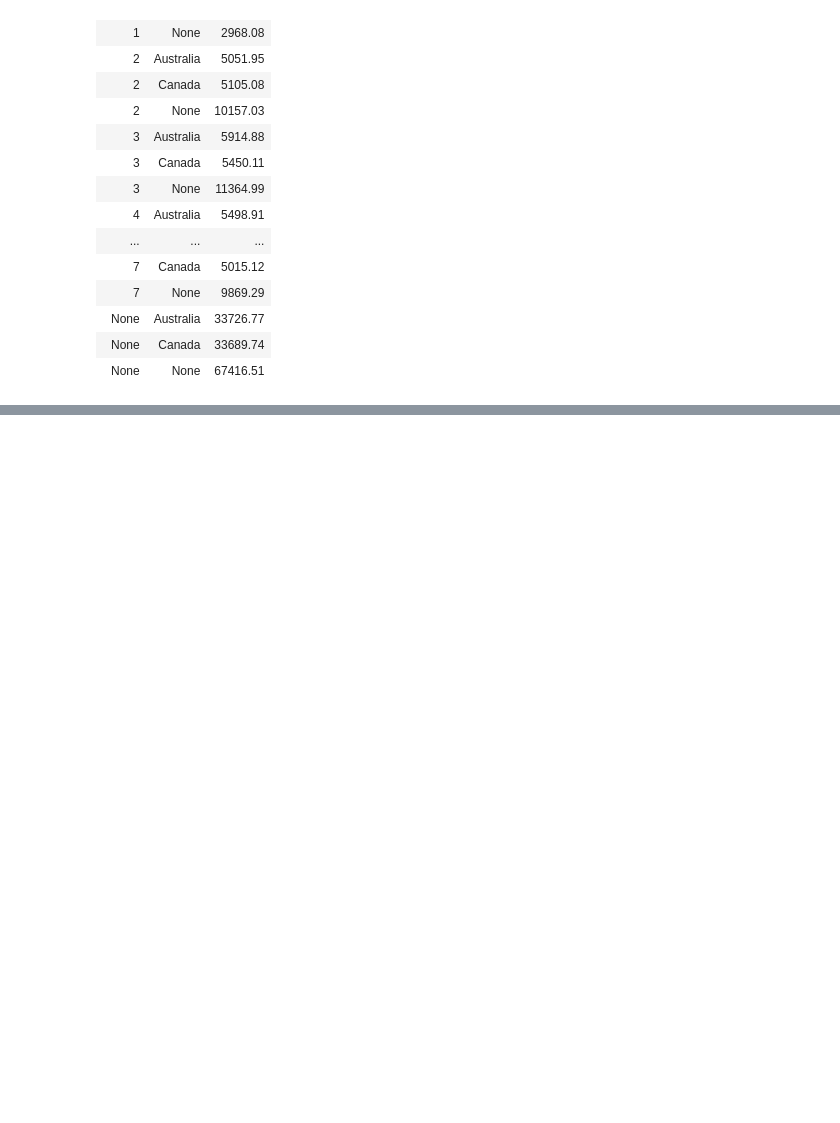
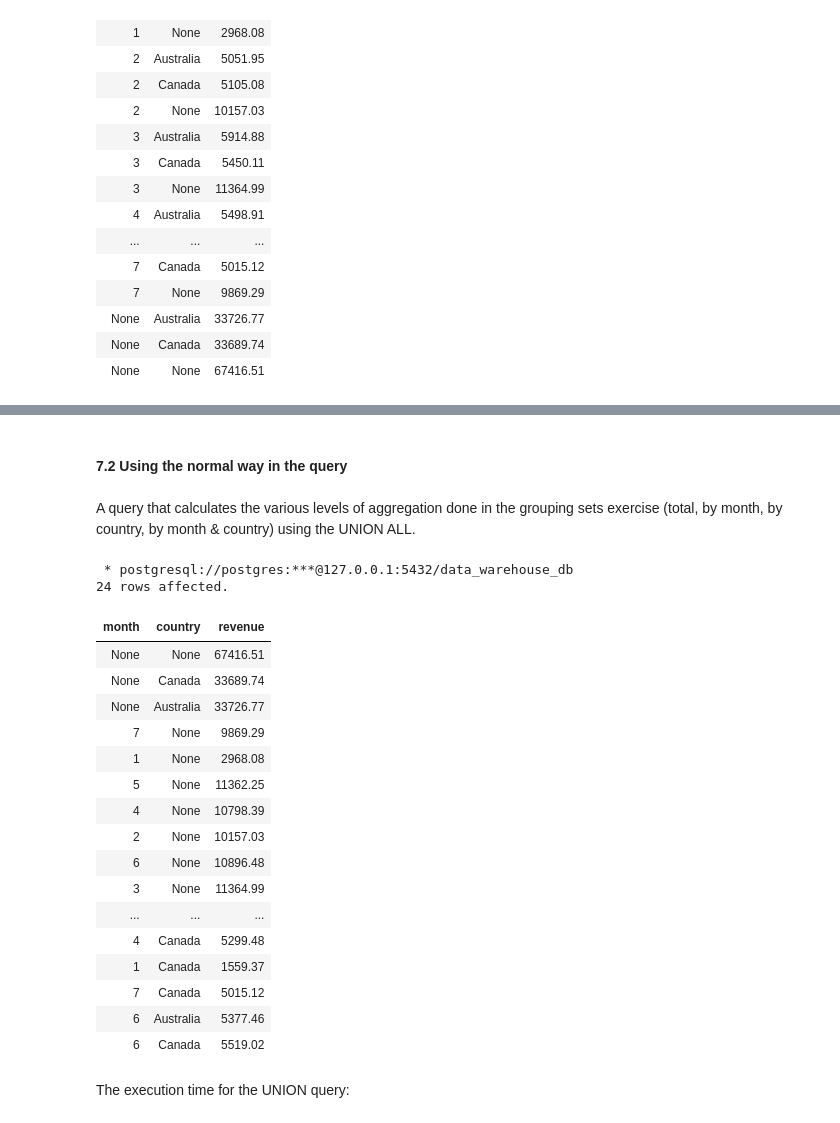
Before and after one commit to dinhlang86/SQL-data-warehouse, a Jupyter notebook: data_warehouse/dimensional_modeling.ipynb, the cells around one changed output, grey strips where cells are left out. Cells and saved outputs as stored; diff of their text form; code cells hidden in the pictures; blank space fills up the shorter version.

Commit message:
create a cube query and union query

```diff
--- a/data_warehouse/dimensional_modeling.ipynb
+++ b/data_warehouse/dimensional_modeling.ipynb
@@ -806,0 +858,46 @@ ORDER BY dd.month, ds.country;
+# %% [markdown]
+#### 7.2 Using the normal way in the query
+# %% [markdown]
+A query that calculates the various levels of aggregation done in the grouping sets exercise (total, by month, by country, by month & country) using the UNION ALL.
+# %%
+%%sql
+SELECT NULL as month, NULL as country, sum(f.sales_amount) as revenue
+FROM factsales f
+UNION ALL
+SELECT NULL as month, ds.country, sum(f.sales_amount) as revenue
+FROM factsales f
+JOIN dimstore ds ON f.store_key = ds.store_key
+GROUP BY ds.country
+UNION ALL
+SELECT cast(dd.month as text), NULL as country, sum(f.sales_amount) as revenue
+FROM factsales f
+JOIN dimdate dd ON f.date_key = dd.date_key
+GROUP BY dd.month
+UNION ALL
+SELECT cast(dd.month as text), ds.country, sum(f.sales_amount) as revenue
+FROM factsales f
+JOIN dimdate dd ON f.date_key = dd.date_key
+JOIN dimstore ds ON f.store_key = ds.store_key
+GROUP BY dd.month, ds.country;
+# %% [output]
+ * postgresql://postgres:***@127.0.0.1:5432/data_warehouse_db
+24 rows affected.
+| month | country | revenue |
+| None | None | 67416.51 |
+| None | Canada | 33689.74 |
+| None | Australia | 33726.77 |
+| 7 | None | 9869.29 |
+| 1 | None | 2968.08 |
+| 5 | None | 11362.25 |
+| 4 | None | 10798.39 |
+| 2 | None | 10157.03 |
+| 6 | None | 10896.48 |
+| 3 | None | 11364.99 |
+| ... | ... | ... |
+| 4 | Canada | 5299.48 |
+| 1 | Canada | 1559.37 |
+| 7 | Canada | 5015.12 |
+| 6 | Australia | 5377.46 |
+| 6 | Canada | 5519.02 |
+# %% [markdown]
+The execution time for the UNION query:
```
Also changed, not shown: parts of 7 cells of this notebook.
